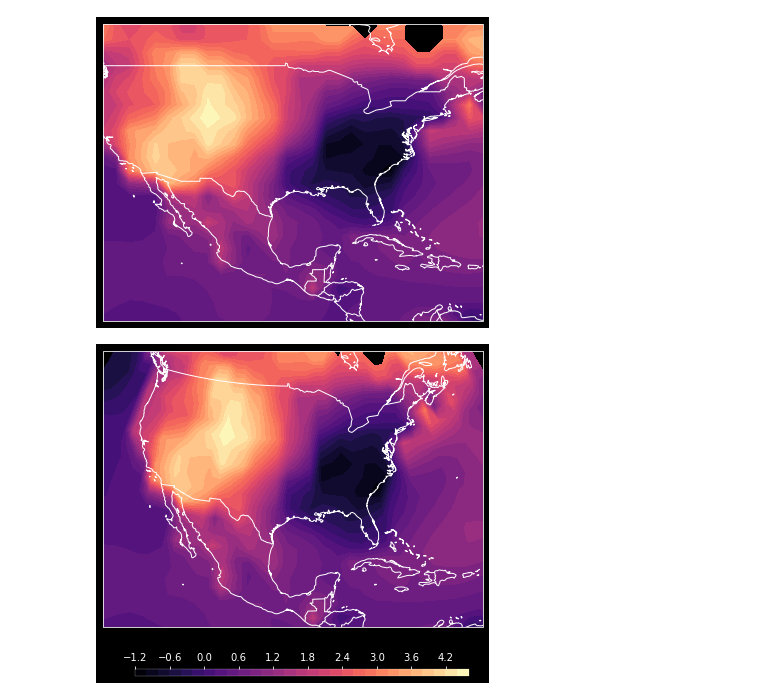
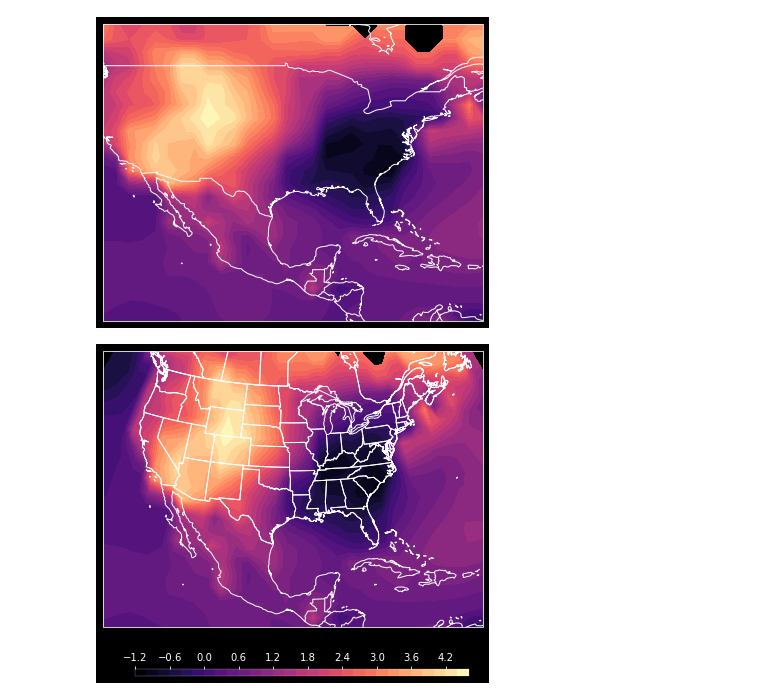
Before and after one commit to diego-gonher/divulgacion, a Jupyter notebook: visualizaciones/anomalias/anomalias_usa.ipynb, the cells around one changed output. Saved outputs shown, nothing was run; the diff lists cells and outputs as text; code cells hidden in the pictures.

```diff
--- a/visualizaciones/anomalias/anomalias_usa.ipynb
+++ b/visualizaciones/anomalias/anomalias_usa.ipynb
@@ -236,31 +236,32 @@ ax.set_xticks([])
 ax.set_xticklabels([])
 
 ax.set_yticks([])
 ax.set_yticklabels([])
 
 
 ax.set_global()
 # ax.gridlines()
 # ax.set_extent([min_lon, max_lon, min_lat, max_lat])
 
 # THE PLOT
 ax.set_extent([min_lon, max_lon, min_lat, max_lat])
 
 lat_len, lon_len = len(df_ca['lat'].unique()), len(df_ca['lon'].unique())
 
 ax.add_feature(cfeature.BORDERS, edgecolor='white')
 ax.add_feature(cfeature.COASTLINE, edgecolor='white')
+ax.add_feature(cfeature.STATES, edgecolor='white')
 pcm = plt.contourf(df_ca['lon'].values.reshape((lat_len,lon_len)),
                    df_ca['lat'].values.reshape((lat_len,lon_len)),
                    df_ca['temp_clean'].values.reshape((lat_len,lon_len)), 30,
                    transform=ccrs.PlateCarree(), cmap=plt.cm.magma)
 
 
 cbar_ticks = np.round(np.linspace(df_ca['temp_clean'].values.min(), df_ca['temp_clean'].values.max(),5),2)
 
 cb = fig.colorbar(pcm, ax=[ax], location='top', aspect=50, shrink=0.88, anchor=(0.7,-5.56))#, ticks=cbar_ticks, color='white')
 cb.outline.set_linewidth(0.2)
 
 # plt.savefig('anomalias_temp_nov2021_norteamerica.jpg', dpi=128)
 # %% [output]
-[figure, old version]
+[figure, new version]
```
Also changed, not shown: 6 other files.
